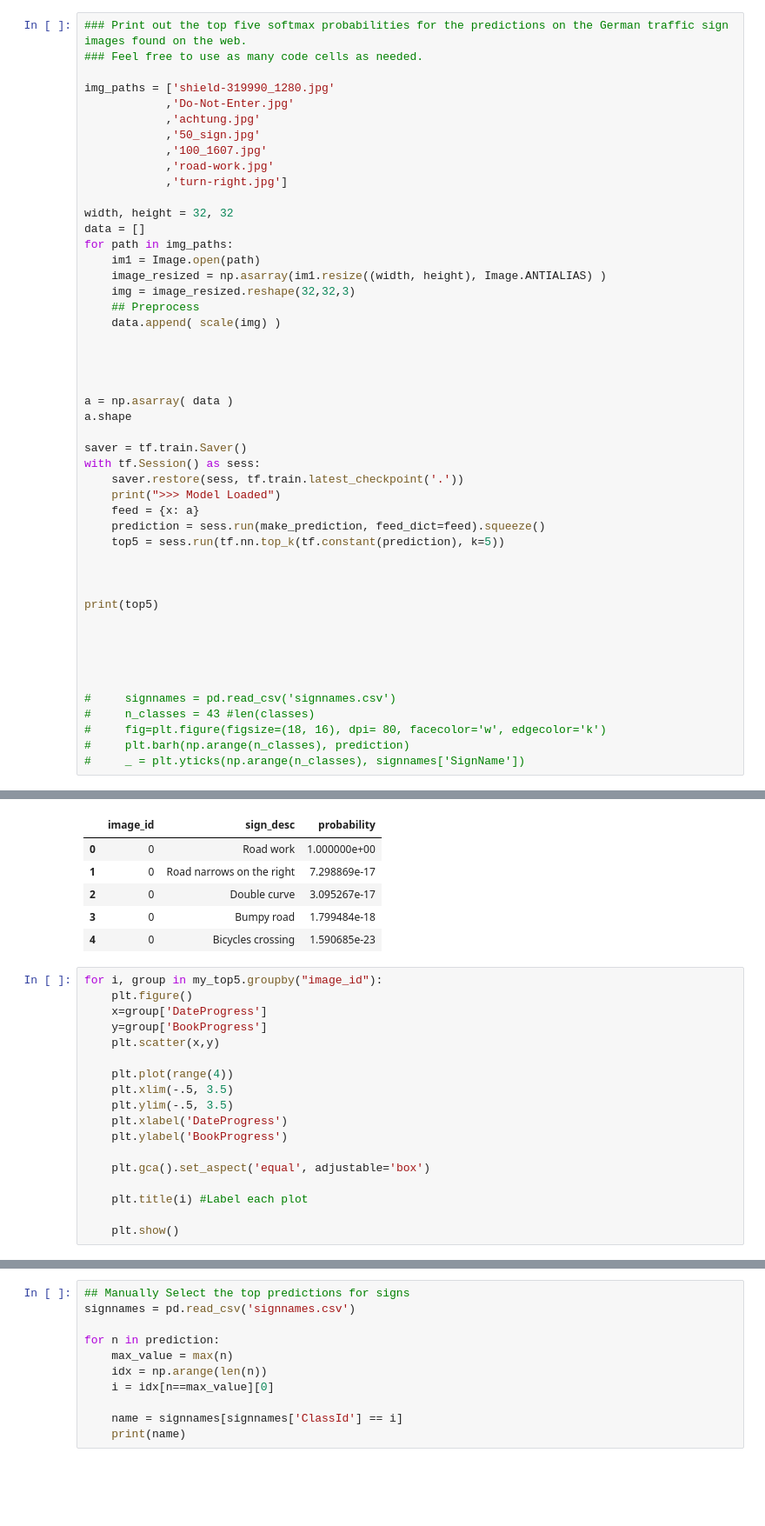
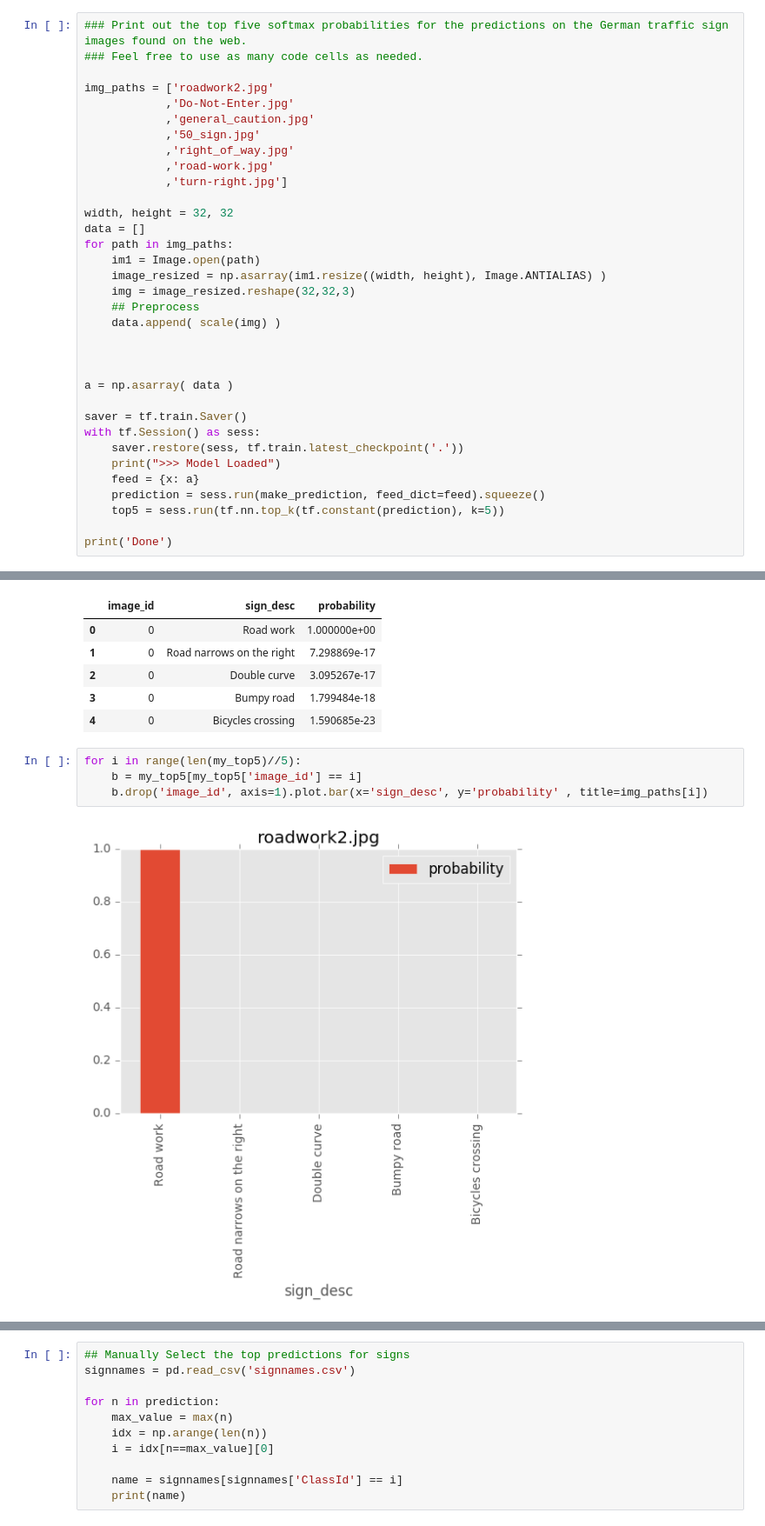
Before and after one commit to andrewszwec/proj2-traffic-sign-classifier, a Jupyter notebook: Traffic_Sign_Classifier.ipynb, the cells around one changed output, grey strips where cells are left out. Shown at 87% size. Cells and saved outputs as stored; diff of their text form; blank space fills up the shorter version.

```diff
--- a/Traffic_Sign_Classifier.ipynb
+++ b/Traffic_Sign_Classifier.ipynb
@@ -583,11 +572,11 @@ Looking just at the first row we get `[ 0.34763842,  0.24879643,  0.12789202]`,
 ### Print out the top five softmax probabilities for the predictions on the German traffic sign images found on the web.
 ### Feel free to use as many code cells as needed.
 
-img_paths = ['shield-319990_1280.jpg'
+img_paths = ['roadwork2.jpg'
             ,'Do-Not-Enter.jpg'
-            ,'achtung.jpg'
+            ,'general_caution.jpg'
             ,'50_sign.jpg'
-            ,'100_1607.jpg'
+            ,'right_of_way.jpg'
             ,'road-work.jpg'
             ,'turn-right.jpg']
 
@@ -602,9 +591,7 @@ for path in img_paths:
 
 
 
-
 a = np.asarray( data )
-a.shape
 
 saver = tf.train.Saver()
 with tf.Session() as sess:
@@ -614,18 +601,6 @@ with tf.Session() as sess:
     prediction = sess.run(make_prediction, feed_dict=feed).squeeze()
     top5 = sess.run(tf.nn.top_k(tf.constant(prediction), k=5))
 
-
-
-print(top5)
-
-
-
-
-
-#     signnames = pd.read_csv('signnames.csv')
-#     n_classes = 43 #len(classes)
-#     fig=plt.figure(figsize=(18, 16), dpi= 80, facecolor='w', edgecolor='k')
-#     plt.barh(np.arange(n_classes), prediction)
-#     _ = plt.yticks(np.arange(n_classes), signnames['SignName'])
+print('Done')
 # %% [output]
 >>> Model Loaded
@@ -667,21 +627,9 @@ my_top5.head()
 | 2 | 0 | Double curve | 3.095267e-17 |
 | 3 | 0 | Bumpy road | 1.799484e-18 |
 | 4 | 0 | Bicycles crossing | 1.590685e-23 |
-# %%
-for i, group in my_top5.groupby("image_id"):
-    plt.figure()
-    x=group['DateProgress']
-    y=group['BookProgress']
-    plt.scatter(x,y)
-
-    plt.plot(range(4))
-    plt.xlim(-.5, 3.5)
-    plt.ylim(-.5, 3.5)
-    plt.xlabel('DateProgress')
-    plt.ylabel('BookProgress')
-
-    plt.gca().set_aspect('equal', adjustable='box')
-
-    plt.title(i) #Label each plot
-
-    plt.show()
+# %%
+for i in range(len(my_top5)//5):
+    b = my_top5[my_top5['image_id'] == i]
+    b.drop('image_id', axis=1).plot.bar(x='sign_desc', y='probability' , title=img_paths[i])
+# %% [output]
+[figure, added]
```
Also changed, not shown: parts of 25 cells of this notebook, 2 other files.
